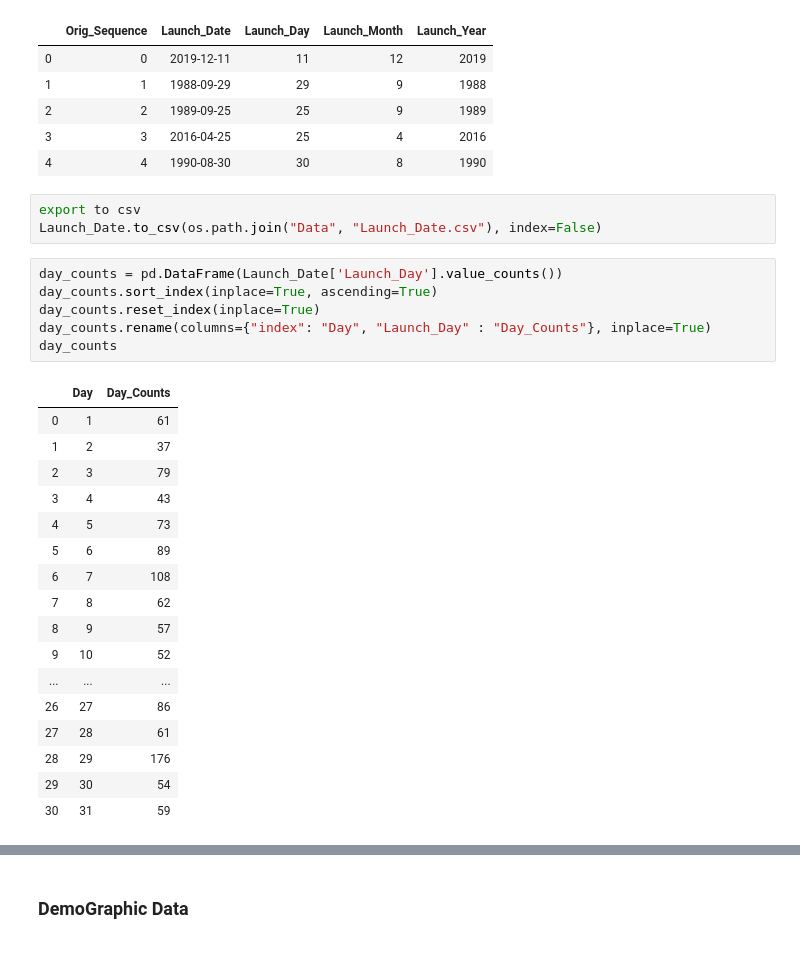
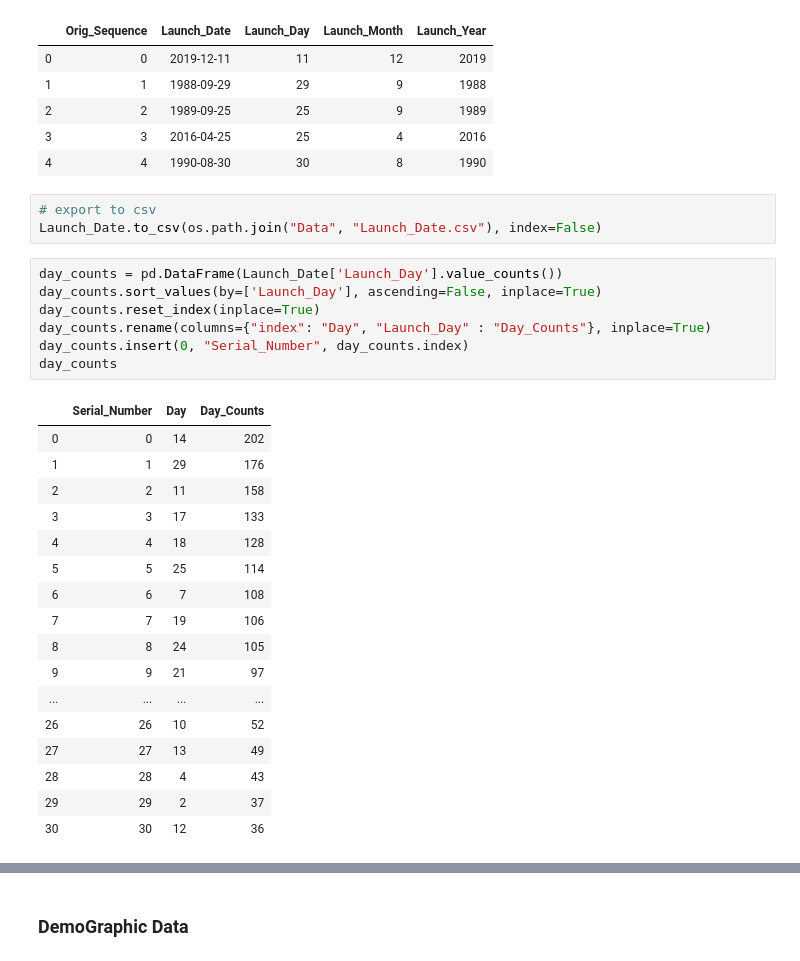
Before and after one commit to henryle-n/Global-Satellite-Launches, a Jupyter notebook: ETL.ipynb, the cells around one changed output, grey strips where cells are left out. Cells and saved outputs as stored; diff of their text form.

```diff
--- a/ETL.ipynb
+++ b/ETL.ipynb
@@ -174,31 +174,32 @@ Launch_Date.head()
 | 3 | 3 | 2016-04-25 | 25 | 4 | 2016 |
 | 4 | 4 | 1990-08-30 | 30 | 8 | 1990 |
 # %%
-export to csv
+# export to csv
 Launch_Date.to_csv(os.path.join("Data", "Launch_Date.csv"), index=False)
 # %%
 day_counts = pd.DataFrame(Launch_Date['Launch_Day'].value_counts())
-day_counts.sort_index(inplace=True, ascending=True)
+day_counts.sort_values(by=['Launch_Day'], ascending=False, inplace=True)
 day_counts.reset_index(inplace=True)
 day_counts.rename(columns={"index": "Day", "Launch_Day" : "Day_Counts"}, inplace=True)
+day_counts.insert(0, "Serial_Number", day_counts.index)
 day_counts
 # %% [output]
-|  | Day | Day_Counts |
-| 0 | 1 | 61 |
-| 1 | 2 | 37 |
-| 2 | 3 | 79 |
-| 3 | 4 | 43 |
-| 4 | 5 | 73 |
-| 5 | 6 | 89 |
-| 6 | 7 | 108 |
-| 7 | 8 | 62 |
-| 8 | 9 | 57 |
-| 9 | 10 | 52 |
-| ... | ... | ... |
-| 26 | 27 | 86 |
-| 27 | 28 | 61 |
-| 28 | 29 | 176 |
-| 29 | 30 | 54 |
-| 30 | 31 | 59 |
+|  | Serial_Number | Day | Day_Counts |
+| 0 | 0 | 14 | 202 |
+| 1 | 1 | 29 | 176 |
+| 2 | 2 | 11 | 158 |
+| 3 | 3 | 17 | 133 |
+| 4 | 4 | 18 | 128 |
+| 5 | 5 | 25 | 114 |
+| 6 | 6 | 7 | 108 |
+| 7 | 7 | 19 | 106 |
+| 8 | 8 | 24 | 105 |
+| 9 | 9 | 21 | 97 |
+| ... | ... | ... | ... |
+| 26 | 26 | 10 | 52 |
+| 27 | 27 | 13 | 49 |
+| 28 | 28 | 4 | 43 |
+| 29 | 29 | 2 | 37 |
+| 30 | 30 | 12 | 36 |
 # %%
 month_counts = pd.DataFrame(Launch_Date['Launch_Month'].value_counts())
```
Also changed, not shown: parts of 7 cells of this notebook, 12 other files.
